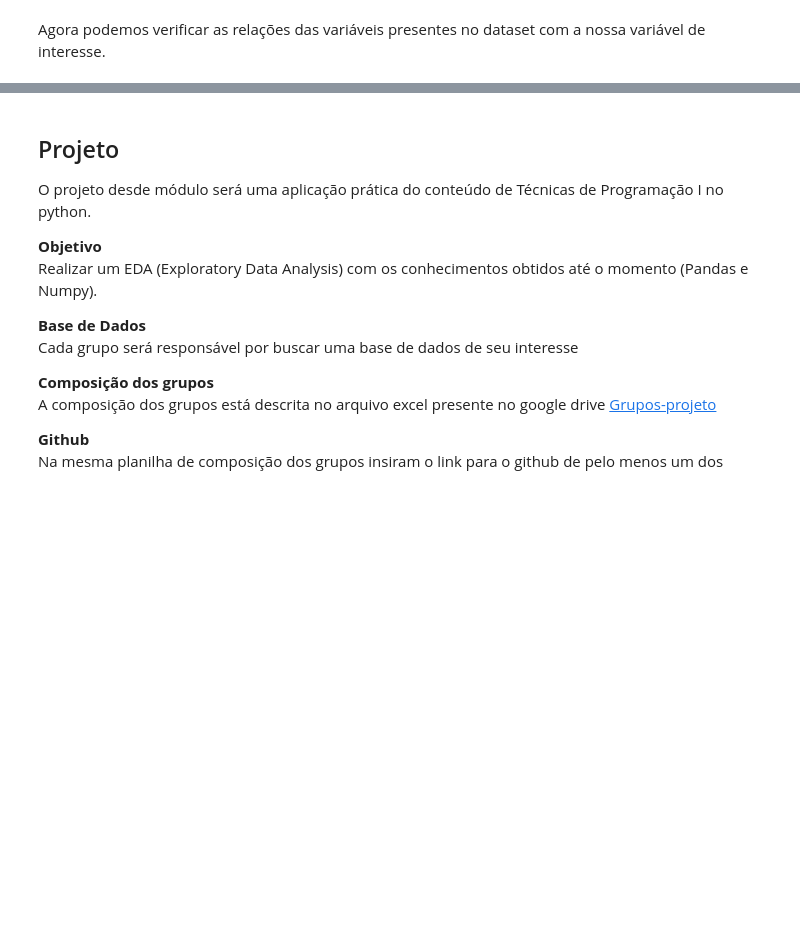
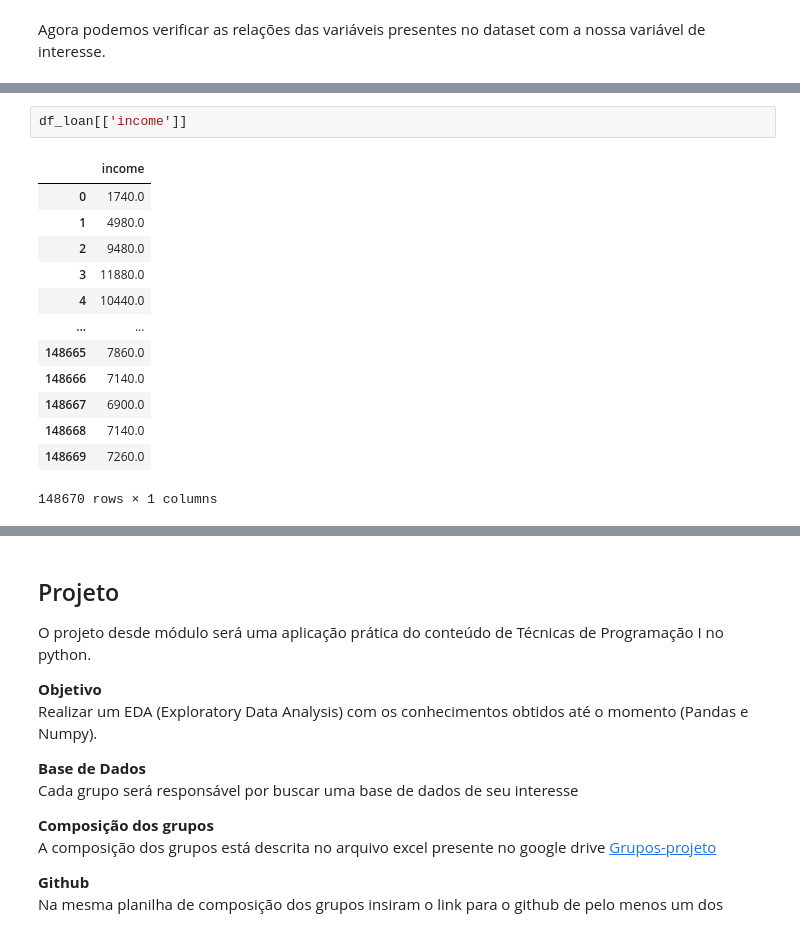
Before and after one commit to brunoissamo/tecnicas-programacao-i-suzano, a Jupyter notebook: aula07 - EDA e Projeto.ipynb, the cells around one changed output, grey strips where cells are left out. Saved outputs shown, nothing was run; the diff lists cells and outputs as text; blank space fills up the shorter version.

```diff
--- a/aula07 - EDA e Projeto.ipynb
+++ b/aula07 - EDA e Projeto.ipynb
@@ -38,0 +194,16 @@ df_loan.pivot_table(index='credit_type', values='Status', aggfunc='mean')
+# %%
+df_loan[['income']]
+# %% [output]
+|  | income |
+| 0 | 1740.0 |
+| 1 | 4980.0 |
+| 2 | 9480.0 |
+| 3 | 11880.0 |
+| 4 | 10440.0 |
+| ... | ... |
+| 148665 | 7860.0 |
+| 148666 | 7140.0 |
+| 148667 | 6900.0 |
+| 148668 | 7140.0 |
+| 148669 | 7260.0 |
+148670 rows × 1 columns
```
Also changed, not shown: parts of 25 cells of this notebook, 1 other file.
